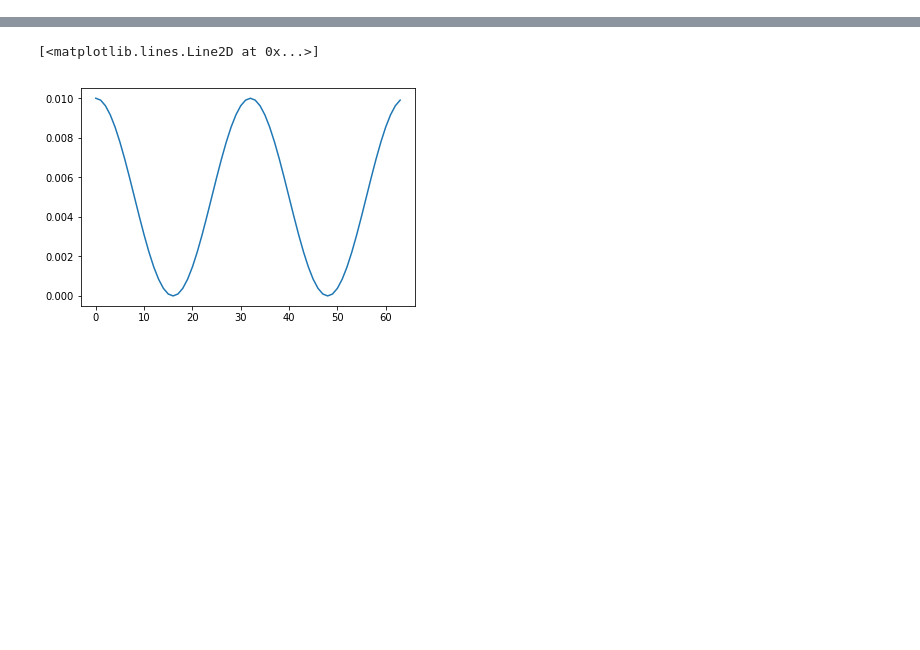
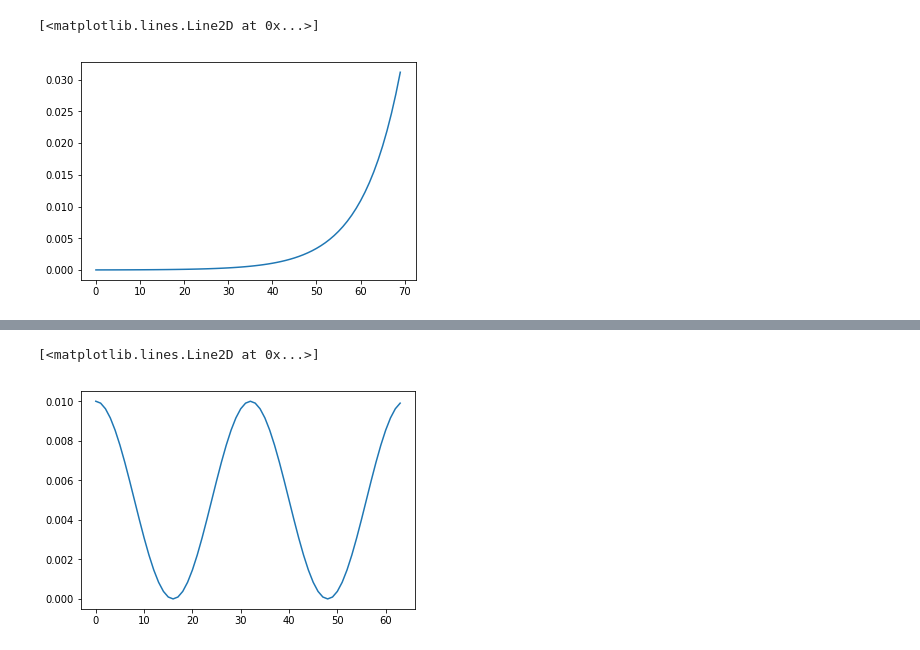
Before and after one commit to kindeQi/PyTorch_SSD, a Jupyter notebook: test_remote.ipynb, the cells around one changed output, grey strips where cells are left out. Cells and saved outputs as stored; diff of their text form; code cells hidden in the pictures; blank space fills up the shorter version.

```diff
--- a/test_remote.ipynb
+++ b/test_remote.ipynb
@@ -224,3 +63,8 @@ tensor(39.376, device='cuda:0', grad_fn=<SumBackward0>) tensor(148.309, device='
+# %%
+plt.plot(lr_array)
+# %% [output]
+[<matplotlib.lines.Line2D at 0x...>]
+[figure, added]
 # %%
 plt.plot(loss_array)
 # %% [output]
```
Also changed, not shown: parts of 48 cells of this notebook.
